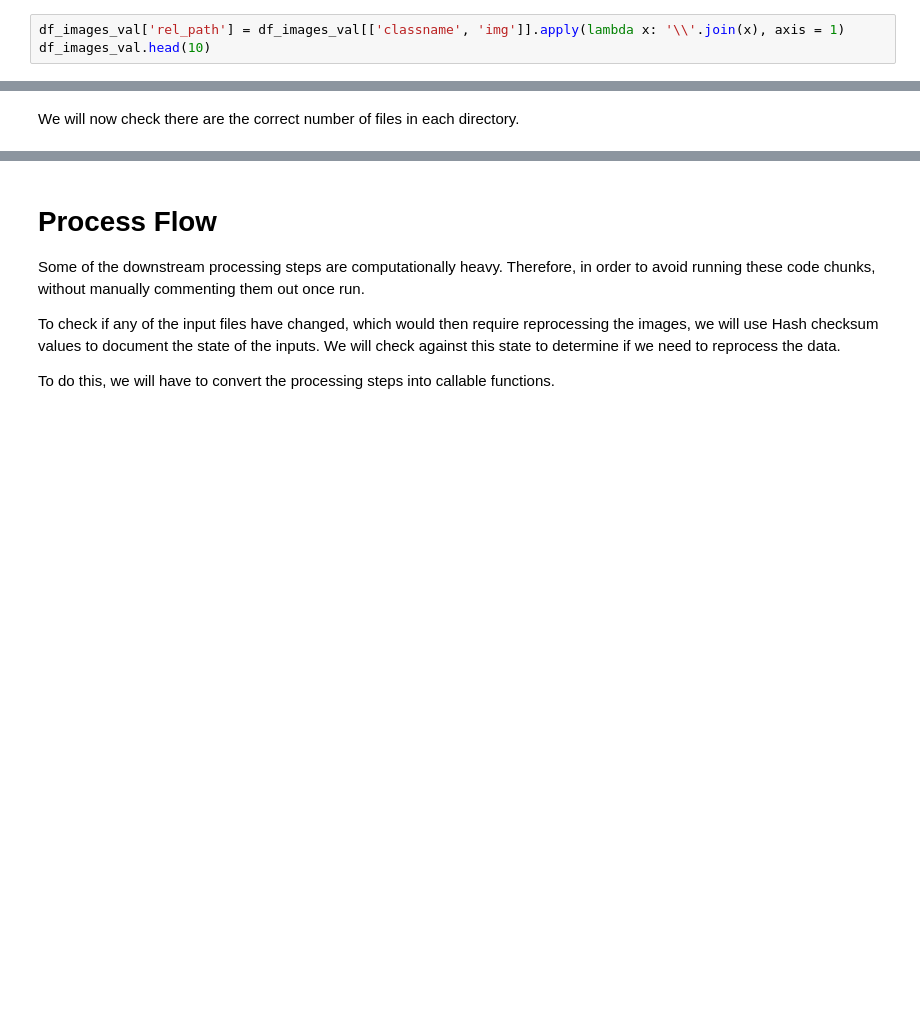
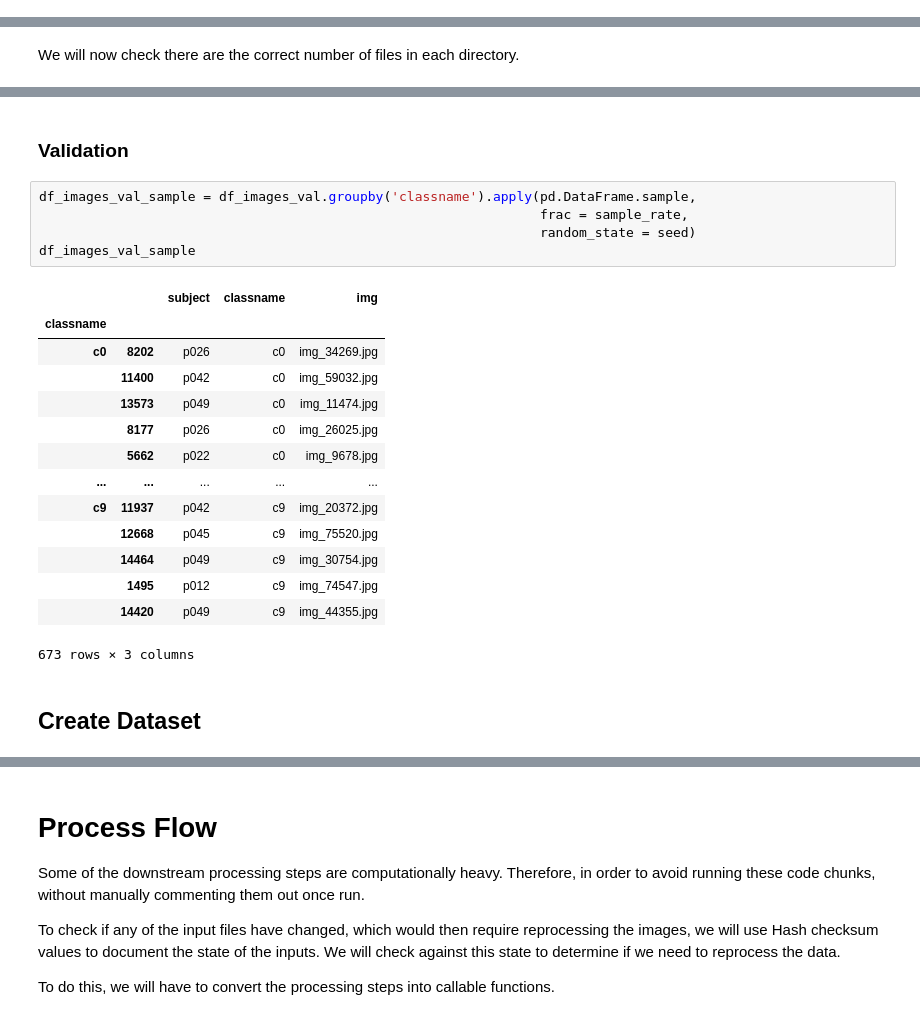
Before and after one commit to DSBA-6190-Final-Project-Team/image_classification_preprocessing, a Jupyter notebook: Image Processing - For Upload to S3.ipynb, the cells around one changed output, grey strips where cells are left out. Cells and saved outputs as stored; diff of their text form; blank space fills up the shorter version.

```diff
--- a/Image Processing - For Upload to S3.ipynb
+++ b/Image Processing - For Upload to S3.ipynb
@@ -148,3 +161,0 @@ We need to create a relative file path to each image. We will create this path f
-# %%
-df_images_val['rel_path'] = df_images_val[['classname', 'img']].apply(lambda x: '\\'.join(x), axis = 1)
-df_images_val.head(10)
@@ -204,0 +270,24 @@ There are 6738 image files in the validation dataset.
+# %% [markdown]
+### Validation
+# %%
+df_images_val_sample = df_images_val.groupby('classname').apply(pd.DataFrame.sample,
+                                                                frac = sample_rate,
+                                                                random_state = seed)
+df_images_val_sample
+# %% [output]
+|  |  | subject | classname | img |
+| classname |  |  |  |  |
+| c0 | 8202 | p026 | c0 | img_34269.jpg |
+|  | 11400 | p042 | c0 | img_59032.jpg |
+|  | 13573 | p049 | c0 | img_11474.jpg |
+|  | 8177 | p026 | c0 | img_26025.jpg |
+|  | 5662 | p022 | c0 | img_9678.jpg |
+| ... | ... | ... | ... | ... |
+| c9 | 11937 | p042 | c9 | img_20372.jpg |
+|  | 12668 | p045 | c9 | img_75520.jpg |
+|  | 14464 | p049 | c9 | img_30754.jpg |
+|  | 1495 | p012 | c9 | img_74547.jpg |
+|  | 14420 | p049 | c9 | img_44355.jpg |
+673 rows × 3 columns
+# %% [markdown]
+## Create Dataset
```
Also changed, not shown: parts of 45 cells of this notebook, 4 other files.
